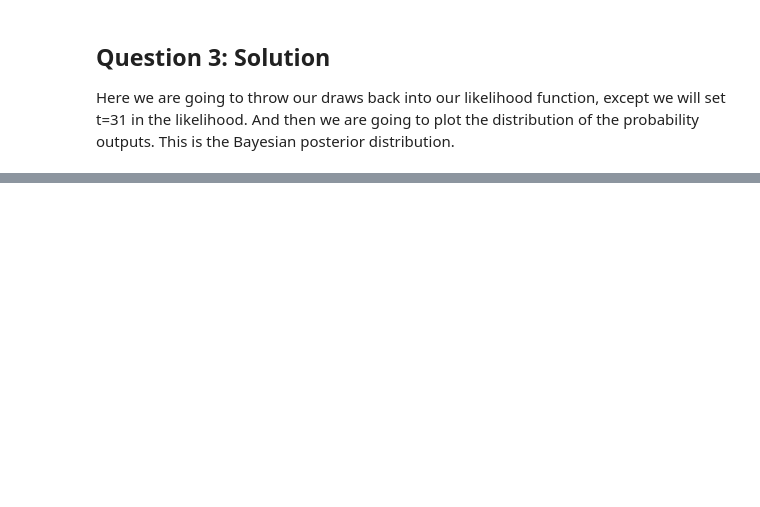
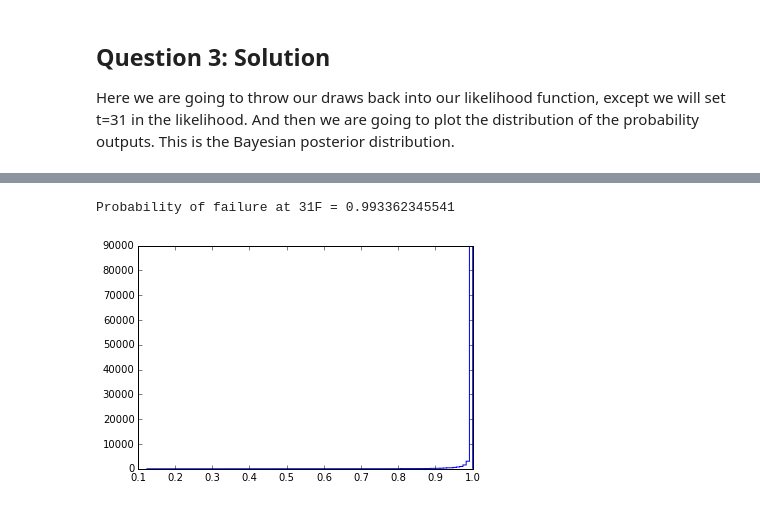
Before and after one commit to pmelchior/usrp-sciprog, a Jupyter notebook: day6/Challenger.ipynb, the cells around one changed output, grey strips where cells are left out. Saved outputs shown, nothing was run; the diff lists cells and outputs as text; code cells hidden in the pictures; blank space fills up the shorter version.

```diff
--- a/day6/Challenger.ipynb
+++ b/day6/Challenger.ipynb
@@ -156,0 +228,9 @@ MWAHAHAHAHA ;-)
+# %%
+## How likely was an O-ring failure at 31F?
+logistic_fun= logit_func(samples[0,:], samples[1,:], 31)
+plt.hist(logistic_fun,100, histtype='step')
+
+print "Probability of failure at 31F =",np.mean(logistic_fun)
+# %% [output]
+Probability of failure at 31F = 0.993362345541
+[figure, added]
```
Also changed, not shown: parts of 23 cells of this notebook.
